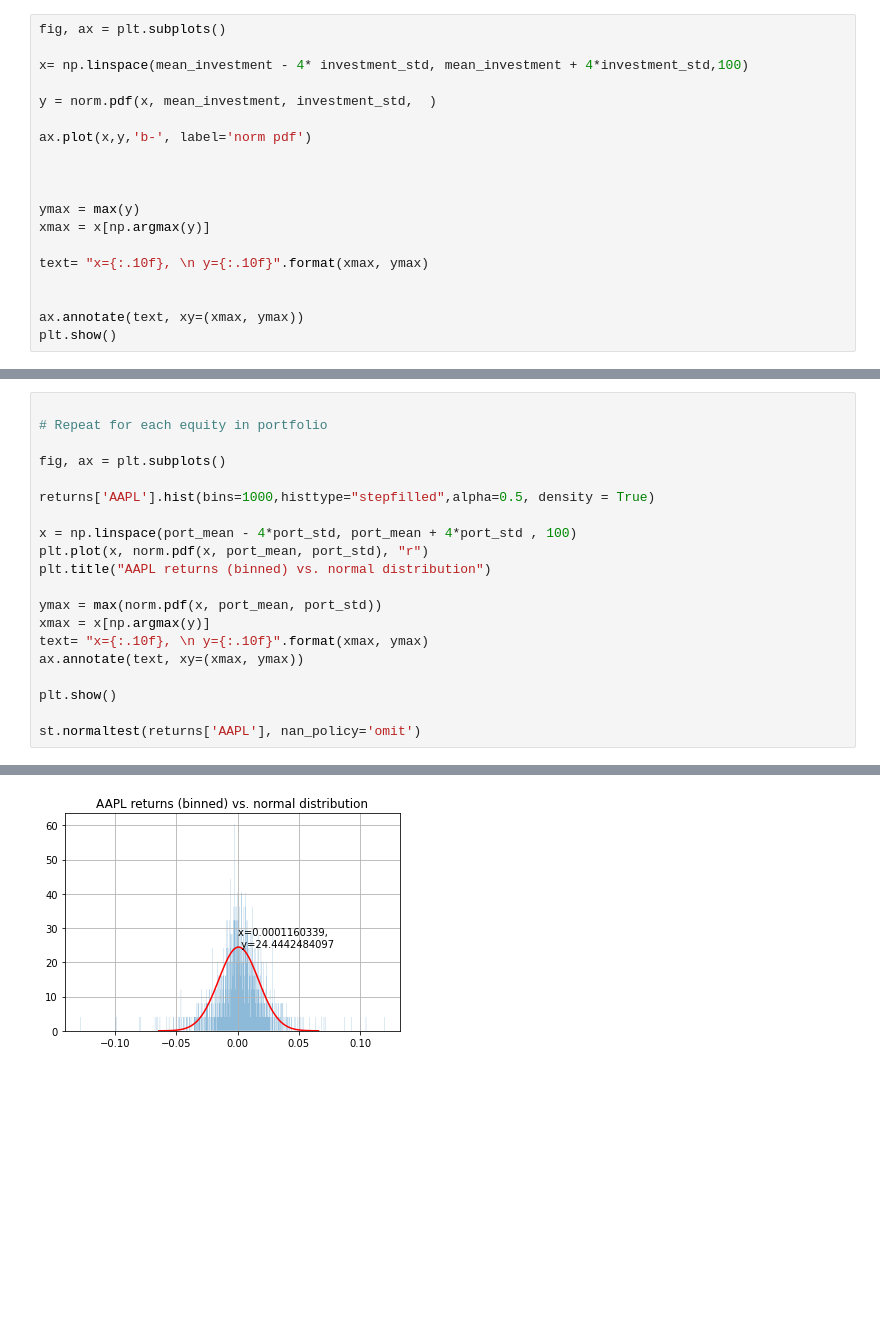
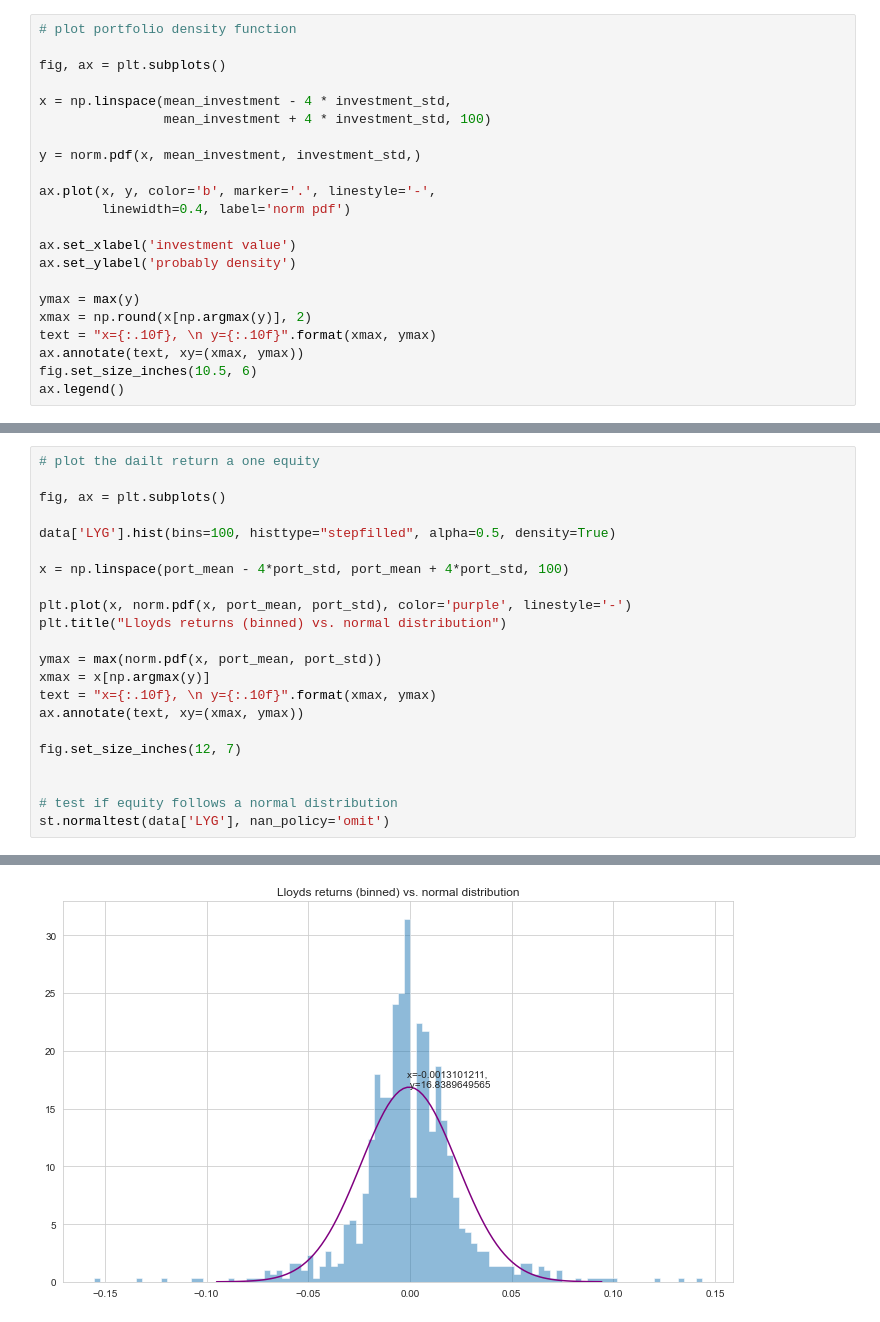
Before and after one commit to zvernx/FRM, a Jupyter notebook: VAR.ipynb, the cells around one changed output, grey strips where cells are left out. Drawn from its saved outputs; the diff is of its cells as text; blank space fills up the shorter version.

```diff
--- a/VAR.ipynb
+++ b/VAR.ipynb
@@ -98,20 +100,23 @@ cutoff1
 # %%
+# plot portfolio density function
+
 fig, ax = plt.subplots()
 
-x= np.linspace(mean_investment - 4* investment_std, mean_investment + 4*investment_std,100)
+x = np.linspace(mean_investment - 4 * investment_std,
+                mean_investment + 4 * investment_std, 100)
 
-y = norm.pdf(x, mean_investment, investment_std,  )
+y = norm.pdf(x, mean_investment, investment_std,)
 
-ax.plot(x,y,'b-', label='norm pdf')
+ax.plot(x, y, color='b', marker='.', linestyle='-',
+        linewidth=0.4, label='norm pdf')
 
-
+ax.set_xlabel('investment value')
+ax.set_ylabel('probably density')
 
 ymax = max(y)
-xmax = x[np.argmax(y)]
-
-text= "x={:.10f}, \n y={:.10f}".format(xmax, ymax)
-
-
+xmax = np.round(x[np.argmax(y)], 2)
+text = "x={:.10f}, \n y={:.10f}".format(xmax, ymax)
 ax.annotate(text, xy=(xmax, ymax))
-plt.show()
+fig.set_size_inches(10.5, 6)
+ax.legend()
 # %% [output]
@@ -155,21 +160,23 @@ plt.plot(var_array, "m")
 # %%
-
-# Repeat for each equity in portfolio
+# plot the dailt return a one equity
 
 fig, ax = plt.subplots()
 
-returns['AAPL'].hist(bins=1000,histtype="stepfilled",alpha=0.5, density = True)
+data['LYG'].hist(bins=100, histtype="stepfilled", alpha=0.5, density=True)
 
-x = np.linspace(port_mean - 4*port_std, port_mean + 4*port_std , 100)
-plt.plot(x, norm.pdf(x, port_mean, port_std), "r")
-plt.title("AAPL returns (binned) vs. normal distribution")
+x = np.linspace(port_mean - 4*port_std, port_mean + 4*port_std, 100)
+
+plt.plot(x, norm.pdf(x, port_mean, port_std), color='purple', linestyle='-')
+plt.title("Lloyds returns (binned) vs. normal distribution")
 
 ymax = max(norm.pdf(x, port_mean, port_std))
 xmax = x[np.argmax(y)]
-text= "x={:.10f}, \n y={:.10f}".format(xmax, ymax)
+text = "x={:.10f}, \n y={:.10f}".format(xmax, ymax)
 ax.annotate(text, xy=(xmax, ymax))
 
-plt.show()
+fig.set_size_inches(12, 7)
 
-st.normaltest(returns['AAPL'], nan_policy='omit')
+
+# test if equity follows a normal distribution
+st.normaltest(data['LYG'], nan_policy='omit')
 # %% [output]
@@ -176 +184 @@ st.normaltest(returns['AAPL'], nan_policy='omit')
-[figure, old version]
+[figure, new version]
```
Also changed, not shown: parts of 16 cells of this notebook.
